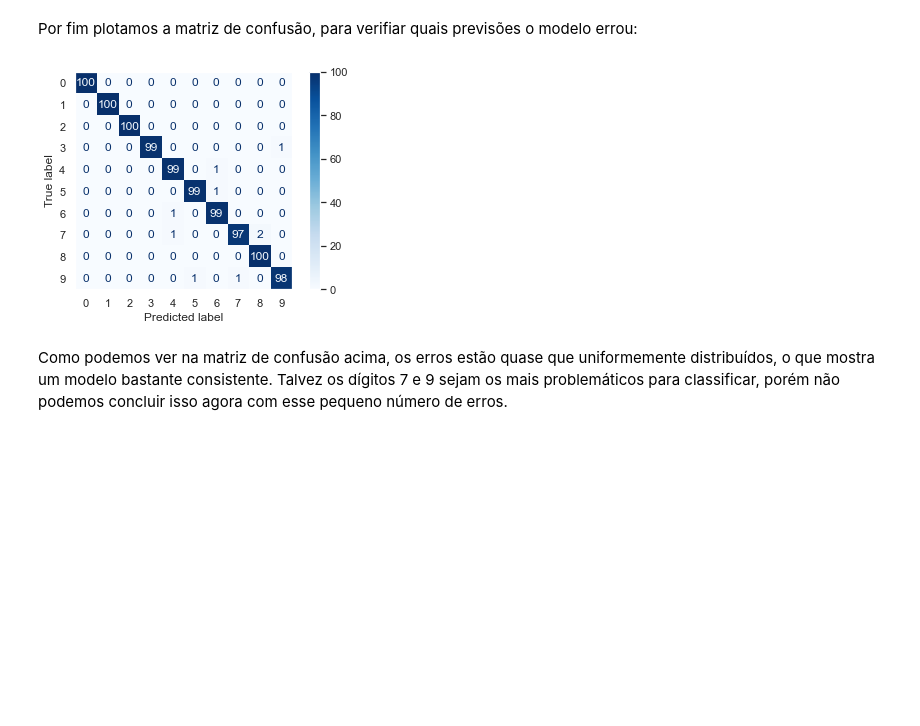
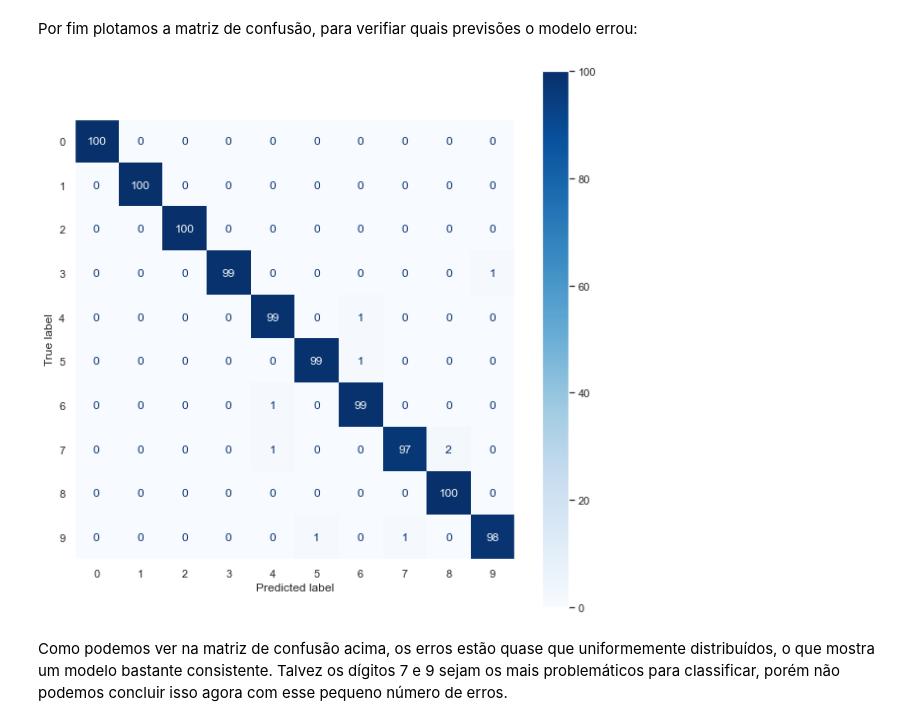
Before and after one commit to ronirigoni/ds_digitos_asl, a Jupyter notebook: 2.utilizando_o_modelo.ipynb, the cells around one changed output. Cells and saved outputs as stored; diff of their text form; code cells hidden in the pictures; blank space fills up the shorter version.

```diff
--- a/2.utilizando_o_modelo.ipynb
+++ b/2.utilizando_o_modelo.ipynb
@@ -54,21 +54,23 @@ for probs in y_pred_probs:
 # %% [markdown]
 Por fim plotamos a matriz de confusão, para verifiar quais previsões o modelo errou:
 # %%
+from matplotlib.pyplot import grid
 from sklearn.metrics import ConfusionMatrixDisplay
 from sklearn.metrics import confusion_matrix
 import seaborn as sns
 sns.set()
 
 labels = ['0', '1', '2', '3', '4', '5', '6', '7', '8', '9']
 
+#fig = plt.figure(figsize=(30,30))
 cm = confusion_matrix(y_test, y_pred)
 disp = ConfusionMatrixDisplay(confusion_matrix=cm, display_labels=labels)
-
-disp.plot(cmap=plt.cm.Blues)
+fig, ax = plt.subplots(figsize=(7,7))
+disp.plot(cmap=plt.cm.Blues, ax=ax)
 plt.grid(False)
 plt.show()
 # %% [output]
-[figure, old version]
+[figure, new version]
 # %% [markdown]
 Como podemos ver na matriz de confusão acima, os erros estão quase que uniformemente distribuídos, o que mostra um modelo bastante consistente. Talvez os dígitos 7 e 9 sejam os mais problemáticos para classificar, porém não podemos concluir isso agora com esse pequeno número de erros.
 # %% [markdown]
```
Also changed, not shown: parts of 1 cell of this notebook, 1 other file.
